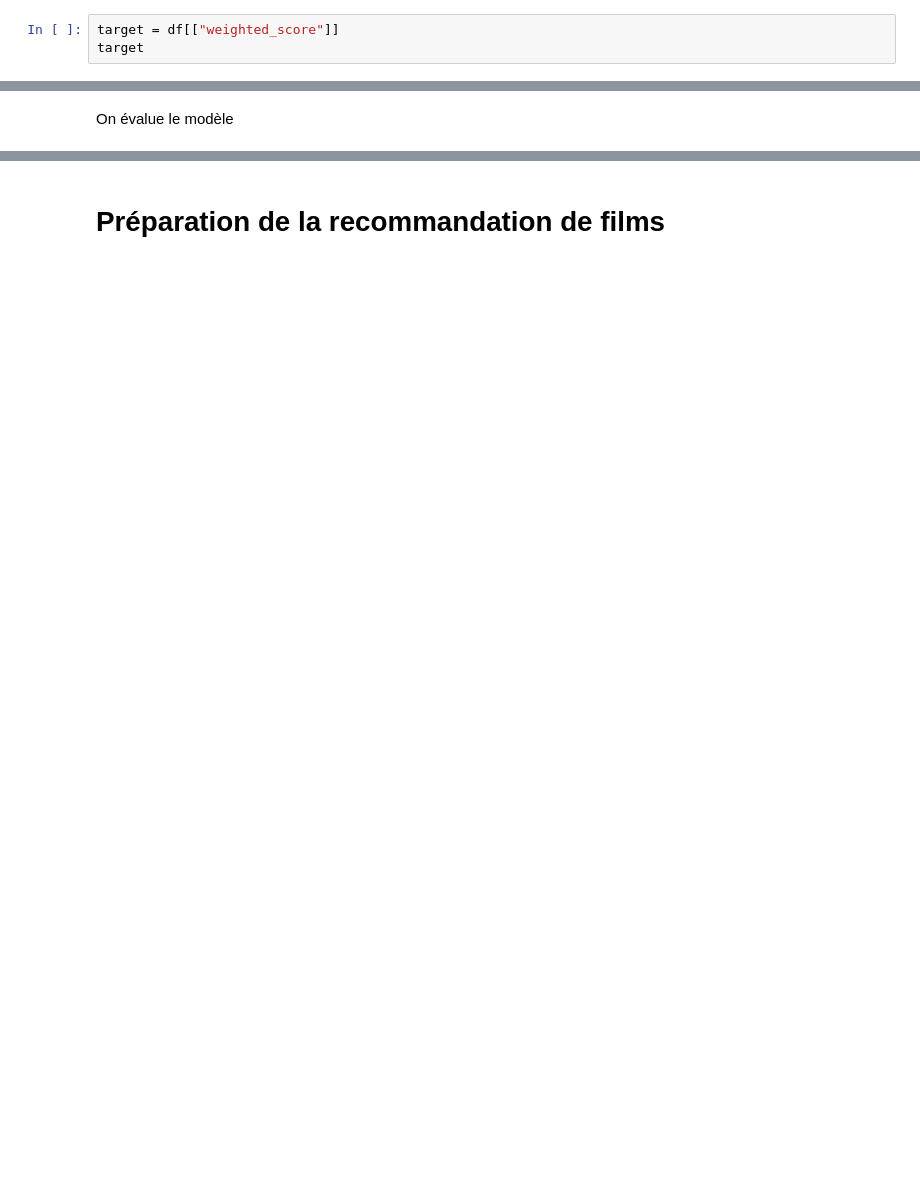
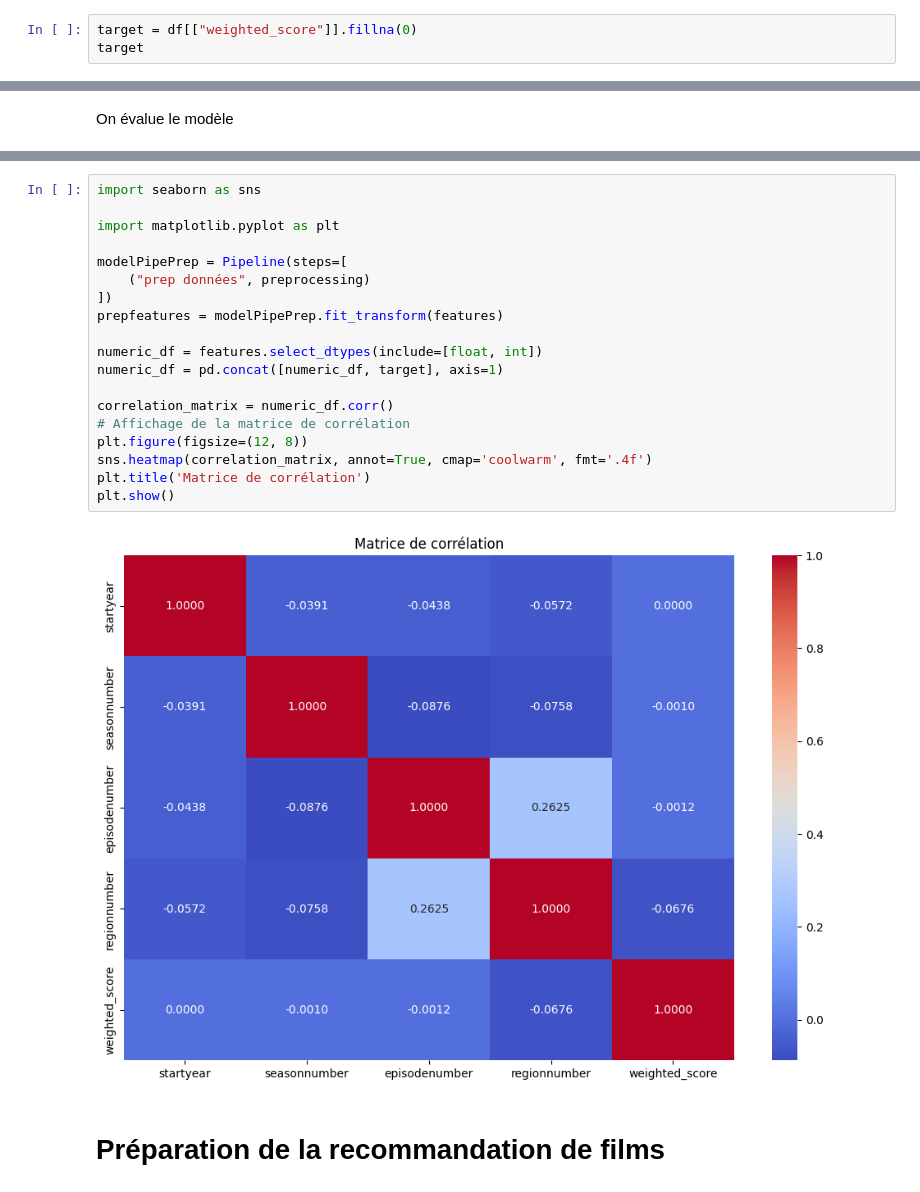
Before and after one commit to MelodyDuplaix/Netfloox_g0_JohnBondouxDuplaix, a Jupyter notebook: notebooks/model_training.ipynb, the cells around one changed output, grey strips where cells are left out. Saved outputs shown, nothing was run; the diff lists cells and outputs as text; blank space fills up the shorter version.

```diff
--- a/notebooks/model_training.ipynb
+++ b/notebooks/model_training.ipynb
@@ -67,7 +61,7 @@ features
 # %%
 features.rename(columns={"self": "selfperson"}, inplace=True)
 # %%
-target = df[["weighted_score"]]
+target = df[["weighted_score"]].fillna(0)
 target
 # %% [output]
 |  | weighted_score |
@@ -249,2 +242,23 @@ R² moyen avec validation croisée : -2.2119540813267378
+# %%
+import seaborn as sns
+
+import matplotlib.pyplot as plt
+
+modelPipePrep = Pipeline(steps=[
+    ("prep données", preprocessing)
+])
+prepfeatures = modelPipePrep.fit_transform(features)
+
+numeric_df = features.select_dtypes(include=[float, int])
+numeric_df = pd.concat([numeric_df, target], axis=1)
+
+correlation_matrix = numeric_df.corr()
+# Affichage de la matrice de corrélation
+plt.figure(figsize=(12, 8))
+sns.heatmap(correlation_matrix, annot=True, cmap='coolwarm', fmt='.4f')
+plt.title('Matrice de corrélation')
+plt.show()
+# %% [output]
+[figure, added]
 # %% [markdown]
 # Préparation de la recommandation de films
```
Also changed, not shown: parts of 15 cells of this notebook, 2 other files.
